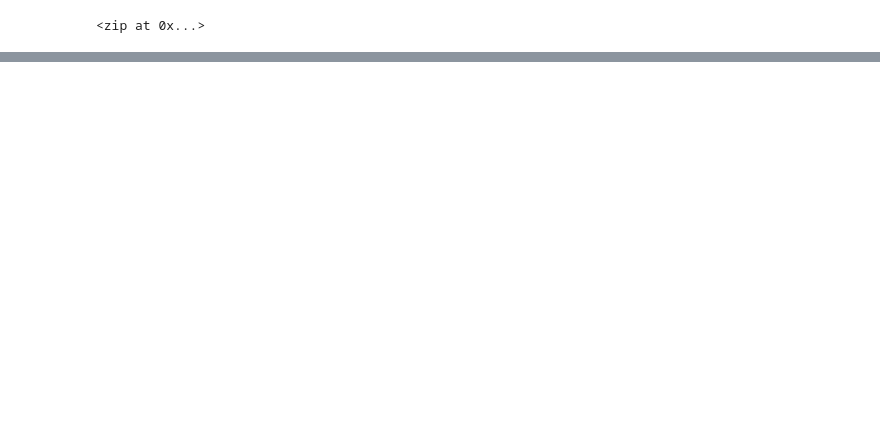
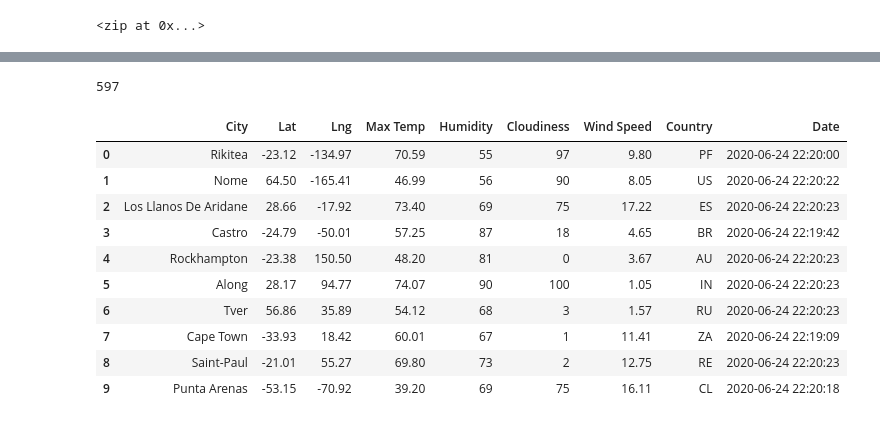
Before and after one commit to Janetfanatic/World_Weather_Analysis, a Jupyter notebook: WeatherPy.ipynb, the cells around one changed output, grey strips where cells are left out. Saved outputs shown, nothing was run; the diff lists cells and outputs as text; code cells hidden in the pictures; blank space fills up the shorter version.

Commit message:
Updated WeatherPy

```diff
--- a/WeatherPy.ipynb
+++ b/WeatherPy.ipynb
@@ -33,0 +40,4 @@ len(cities)
+# %%
+# Starting URL for Weather Map API Call.
+url = "http://api.openweathermap.org/data/2.5/weather?units=Imperial&APPID=" + weather_api_key
+print(url)
@@ -33,0 +49,10 @@ len(cities)
+# %%
+# Create an empty list to hold the weather data.
+city_data = []
+# Print the beginning of the logging.
+print("Beginning Data Retrieval     ")
+print("-----------------------------")
+
+# Create counters.
+record_count = 1
+set_count = 1
@@ -33,0 +130,20 @@ len(cities)
+# %%
+len(city_data)
+# %% [output]
+597
+# %%
+# Convert the array of dictionaries to a Pandas DataFrame.
+city_data_df = pd.DataFrame(city_data)
+city_data_df.head(10)
+# %% [output]
+|  | City | Lat | Lng | Max Temp | Humidity | Cloudiness | Wind Speed | Country | Date |
+| 0 | Rikitea | -23.12 | -134.97 | 70.59 | 55 | 97 | 9.80 | PF | 2020-06-24 22:20:00 |
+| 1 | Nome | 64.50 | -165.41 | 46.99 | 56 | 90 | 8.05 | US | 2020-06-24 22:20:22 |
+| 2 | Los Llanos De Aridane | 28.66 | -17.92 | 73.40 | 69 | 75 | 17.22 | ES | 2020-06-24 22:20:23 |
+| 3 | Castro | -24.79 | -50.01 | 57.25 | 87 | 18 | 4.65 | BR | 2020-06-24 22:19:42 |
+| 4 | Rockhampton | -23.38 | 150.50 | 48.20 | 81 | 0 | 3.67 | AU | 2020-06-24 22:20:23 |
+| 5 | Along | 28.17 | 94.77 | 74.07 | 90 | 100 | 1.05 | IN | 2020-06-24 22:20:23 |
+| 6 | Tver | 56.86 | 35.89 | 54.12 | 68 | 3 | 1.57 | RU | 2020-06-24 22:20:23 |
+| 7 | Cape Town | -33.93 | 18.42 | 60.01 | 67 | 1 | 11.41 | ZA | 2020-06-24 22:19:09 |
+| 8 | Saint-Paul | -21.01 | 55.27 | 69.80 | 73 | 2 | 12.75 | RE | 2020-06-24 22:20:23 |
+| 9 | Punta Arenas | -53.15 | -70.92 | 39.20 | 69 | 75 | 16.11 | CL | 2020-06-24 22:20:18 |
```
Also changed, not shown: parts of 8 cells of this notebook, 1 other file.
